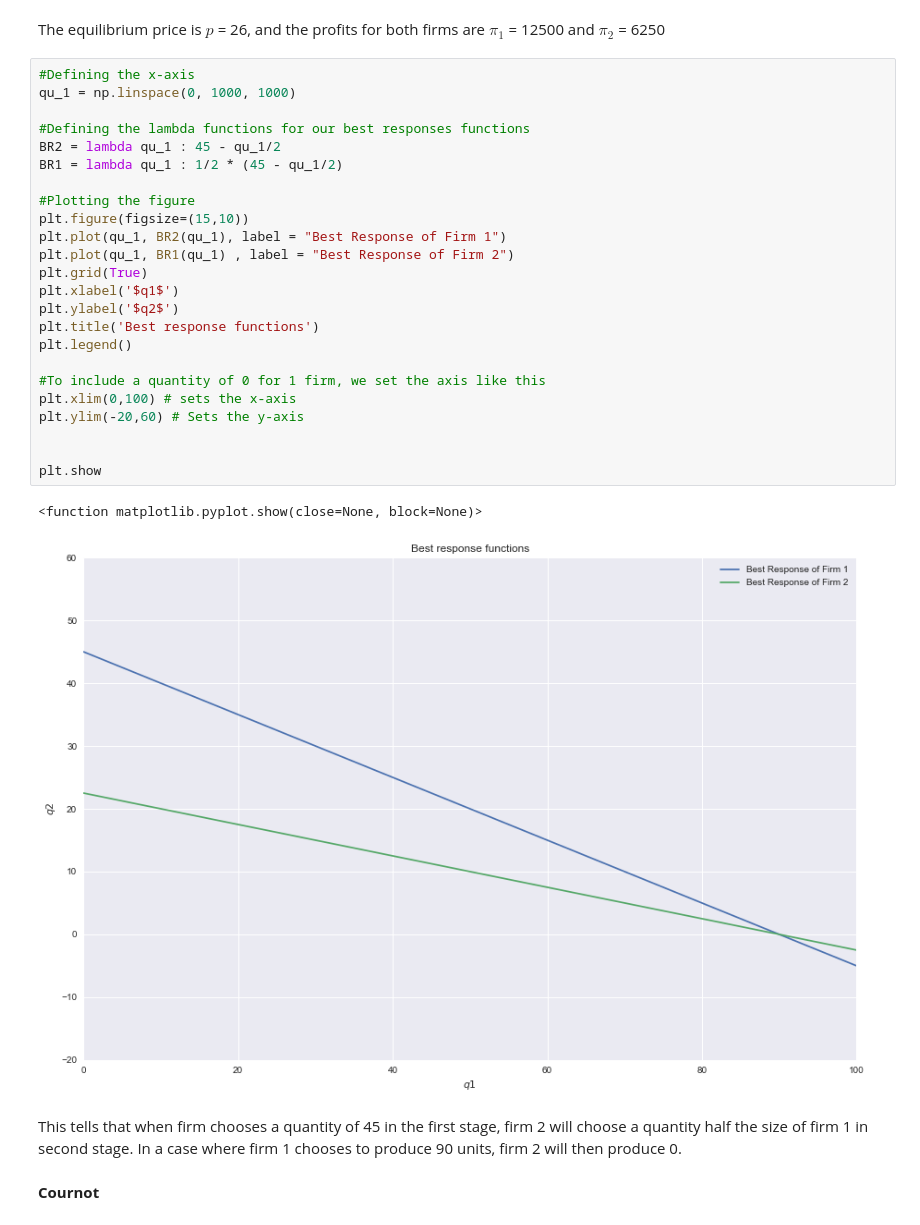
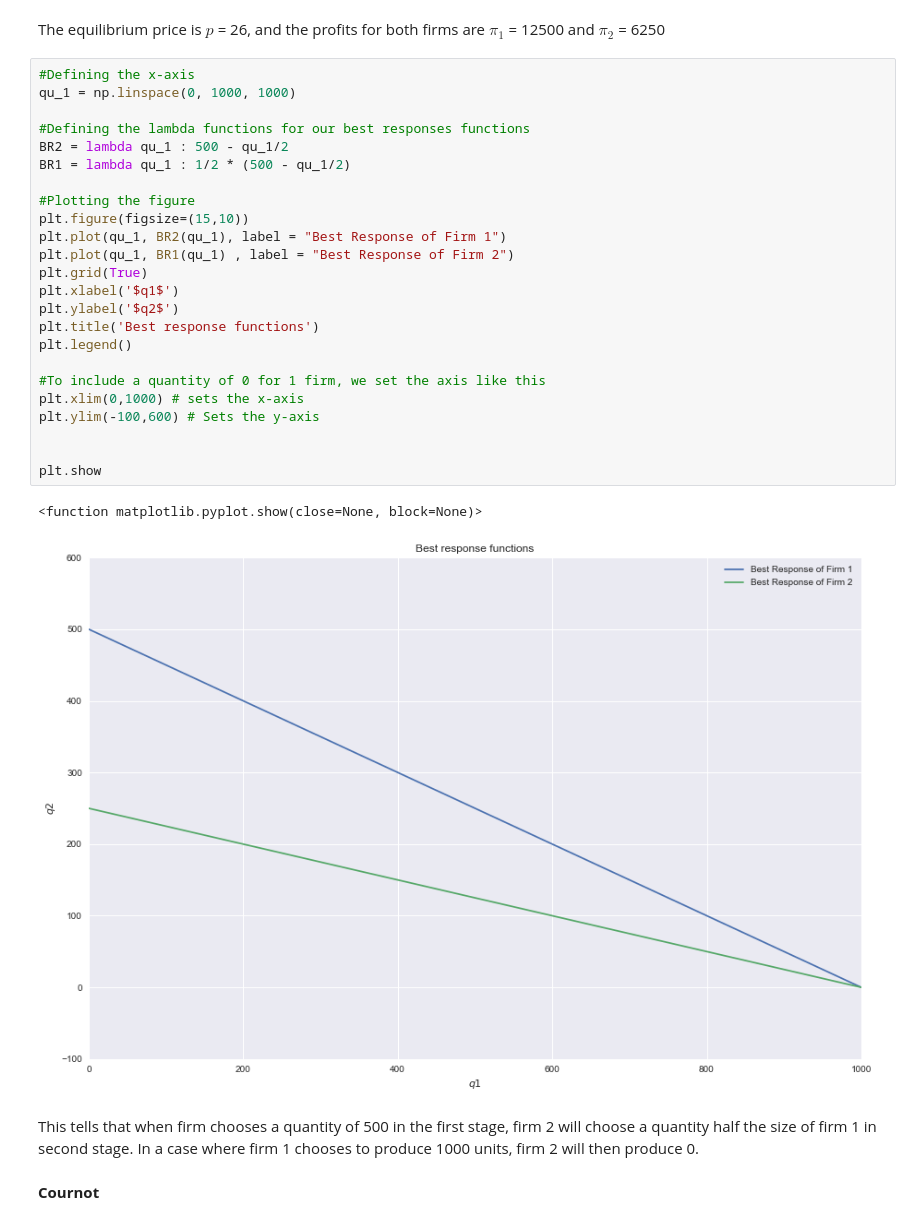
Before and after one commit to AskerNC/projects-2021-aristochats, a Jupyter notebook: modelproject/modelproject_done3.0.ipynb, the cells around one changed output. Saved outputs shown, nothing was run; the diff lists cells and outputs as text.

```diff
--- a/modelproject/modelproject_done2.0.ipynb
+++ b/modelproject/modelproject_done3.0.ipynb
@@ -202,32 +202,32 @@ The equilibrium price is $p$ = 26, and the profits for both firms are $π_1$ = 1
 # %%
 #Defining the x-axis
 qu_1 = np.linspace(0, 1000, 1000)
 
 #Defining the lambda functions for our best responses functions
-BR2 = lambda qu_1 : 45 - qu_1/2
-BR1 = lambda qu_1 : 1/2 * (45 - qu_1/2)
+BR2 = lambda qu_1 : 500 - qu_1/2
+BR1 = lambda qu_1 : 1/2 * (500 - qu_1/2)
 
 #Plotting the figure
 plt.figure(figsize=(15,10))
 plt.plot(qu_1, BR2(qu_1), label = "Best Response of Firm 1")
 plt.plot(qu_1, BR1(qu_1) , label = "Best Response of Firm 2")
 plt.grid(True)
 plt.xlabel('$q1$')
 plt.ylabel('$q2$')
 plt.title('Best response functions')
 plt.legend()
 
 #To include a quantity of 0 for 1 firm, we set the axis like this
-plt.xlim(0,100) # sets the x-axis
-plt.ylim(-20,60) # Sets the y-axis
+plt.xlim(0,1000) # sets the x-axis
+plt.ylim(-100,600) # Sets the y-axis
 
 
 plt.show
 # %% [output]
 <function matplotlib.pyplot.show(close=None, block=None)>
-[figure, old version]
+[figure, new version]
 # %% [markdown]
-This tells that when firm chooses a quantity of 45 in the first stage, firm 2 will choose a quantity half the size of firm 1 in second stage. In a case where firm 1 chooses to produce 90 units, firm 2 will then produce 0.
+This tells that when firm chooses a quantity of 500 in the first stage, firm 2 will choose a quantity half the size of firm 1 in second stage. In a case where firm 1 chooses to produce 1000 units, firm 2 will then produce 0.
 # %% [markdown]
 **Cournot**
 # %% [markdown]
```
